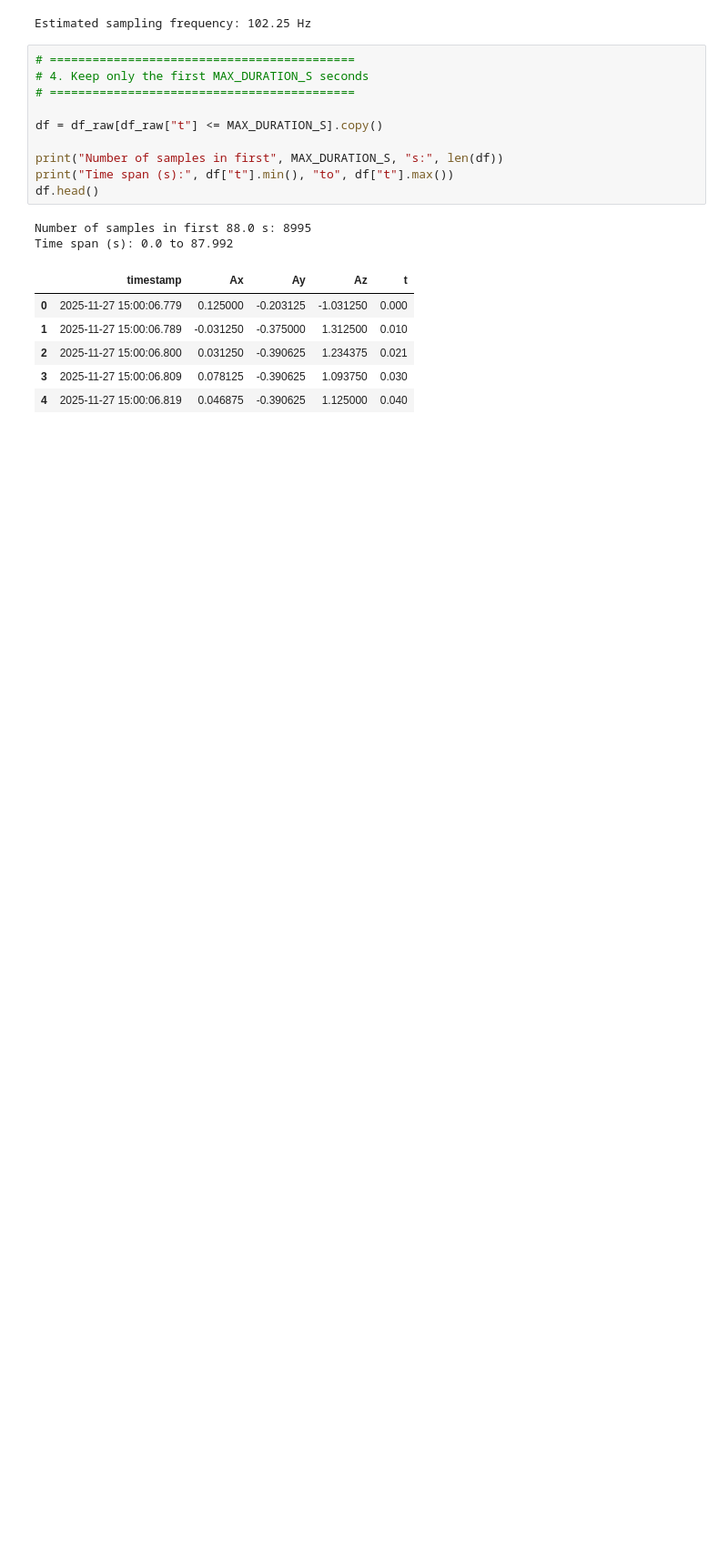
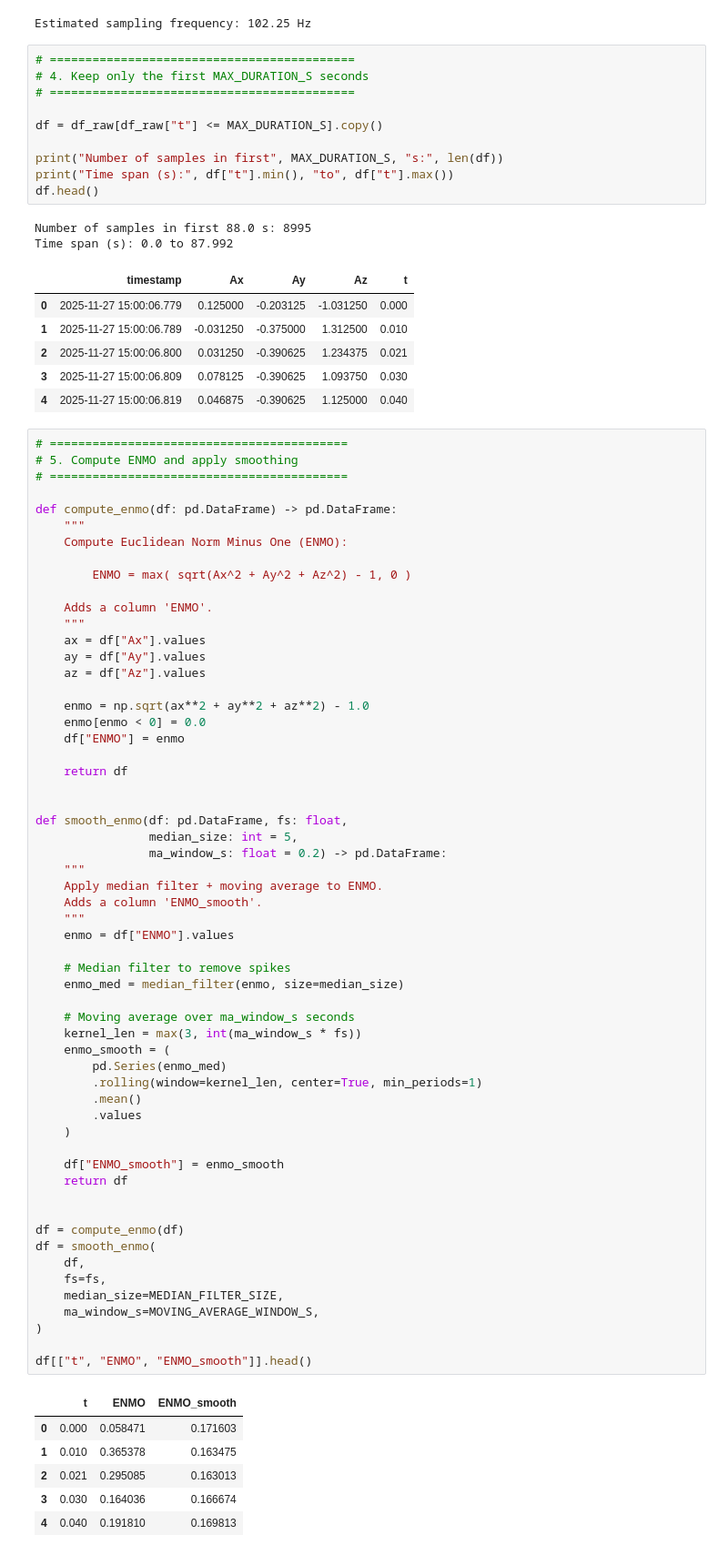
Before and after one commit to OmarFou/HAH913E-2025-Calisthenics, a Jupyter notebook: notebooks/pushups.ipynb, the cells around one changed output. Shown at 91% size. Cells and saved outputs as stored; diff of their text form; blank space fills up the shorter version.

```diff
--- a/notebooks/pushups.ipynb
+++ b/notebooks/pushups.ipynb
@@ -112,3 +112,68 @@ Time span (s): 0.0 to 87.992
 | 2 | 2025-11-27 15:00:06.800 | 0.031250 | -0.390625 | 1.234375 | 0.021 |
 | 3 | 2025-11-27 15:00:06.809 | 0.078125 | -0.390625 | 1.093750 | 0.030 |
 | 4 | 2025-11-27 15:00:06.819 | 0.046875 | -0.390625 | 1.125000 | 0.040 |
+# %%
+# ==========================================
+# 5. Compute ENMO and apply smoothing
+# ==========================================
+
+def compute_enmo(df: pd.DataFrame) -> pd.DataFrame:
+    """
+    Compute Euclidean Norm Minus One (ENMO):
+
+        ENMO = max( sqrt(Ax^2 + Ay^2 + Az^2) - 1, 0 )
+
+    Adds a column 'ENMO'.
+    """
+    ax = df["Ax"].values
+    ay = df["Ay"].values
+    az = df["Az"].values
+
+    enmo = np.sqrt(ax**2 + ay**2 + az**2) - 1.0
+    enmo[enmo < 0] = 0.0
+    df["ENMO"] = enmo
+
+    return df
+
+
+def smooth_enmo(df: pd.DataFrame, fs: float,
+                median_size: int = 5,
+                ma_window_s: float = 0.2) -> pd.DataFrame:
+    """
+    Apply median filter + moving average to ENMO.
+    Adds a column 'ENMO_smooth'.
+    """
+    enmo = df["ENMO"].values
+
+    # Median filter to remove spikes
+    enmo_med = median_filter(enmo, size=median_size)
+
+    # Moving average over ma_window_s seconds
+    kernel_len = max(3, int(ma_window_s * fs))
+    enmo_smooth = (
+        pd.Series(enmo_med)
+        .rolling(window=kernel_len, center=True, min_periods=1)
+        .mean()
+        .values
+    )
+
+    df["ENMO_smooth"] = enmo_smooth
+    return df
+
+
+df = compute_enmo(df)
+df = smooth_enmo(
+    df,
+    fs=fs,
+    median_size=MEDIAN_FILTER_SIZE,
+    ma_window_s=MOVING_AVERAGE_WINDOW_S,
+)
+
+df[["t", "ENMO", "ENMO_smooth"]].head()
+# %% [output]
+|  | t | ENMO | ENMO_smooth |
+| 0 | 0.000 | 0.058471 | 0.171603 |
+| 1 | 0.010 | 0.365378 | 0.163475 |
+| 2 | 0.021 | 0.295085 | 0.163013 |
+| 3 | 0.030 | 0.164036 | 0.166674 |
+| 4 | 0.040 | 0.191810 | 0.169813 |
```
Also changed, not shown: parts of 2 cells of this notebook.
